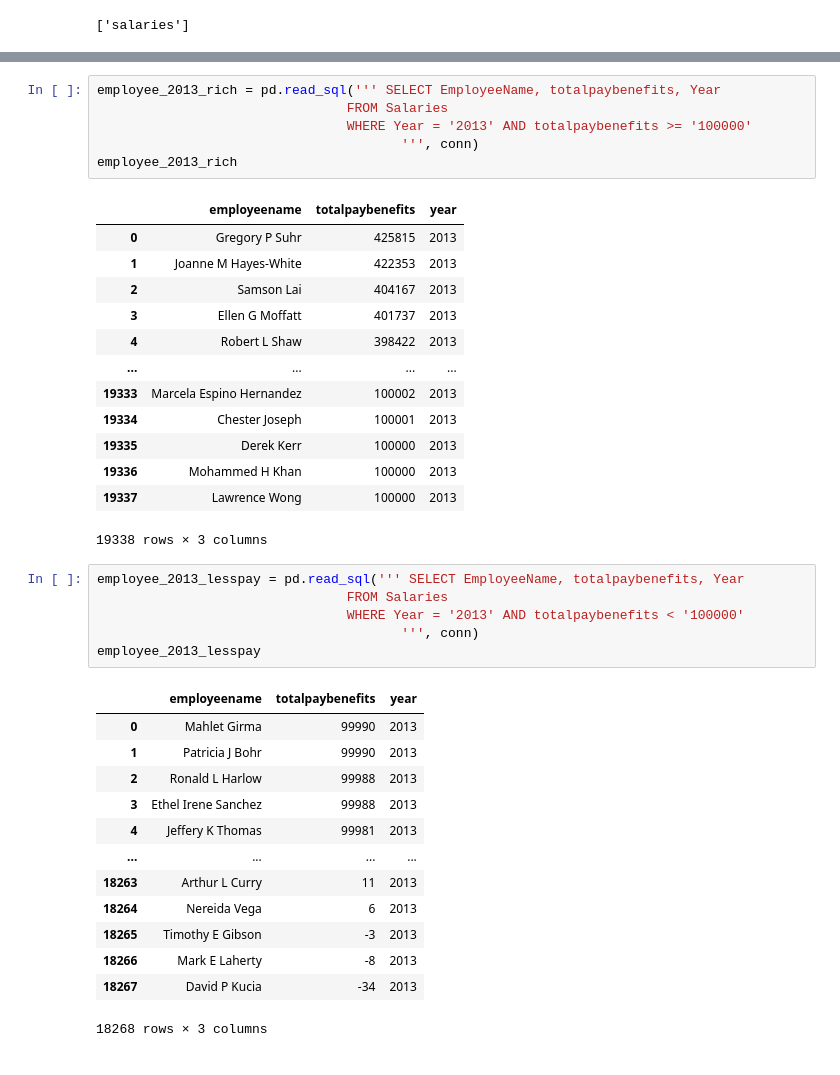
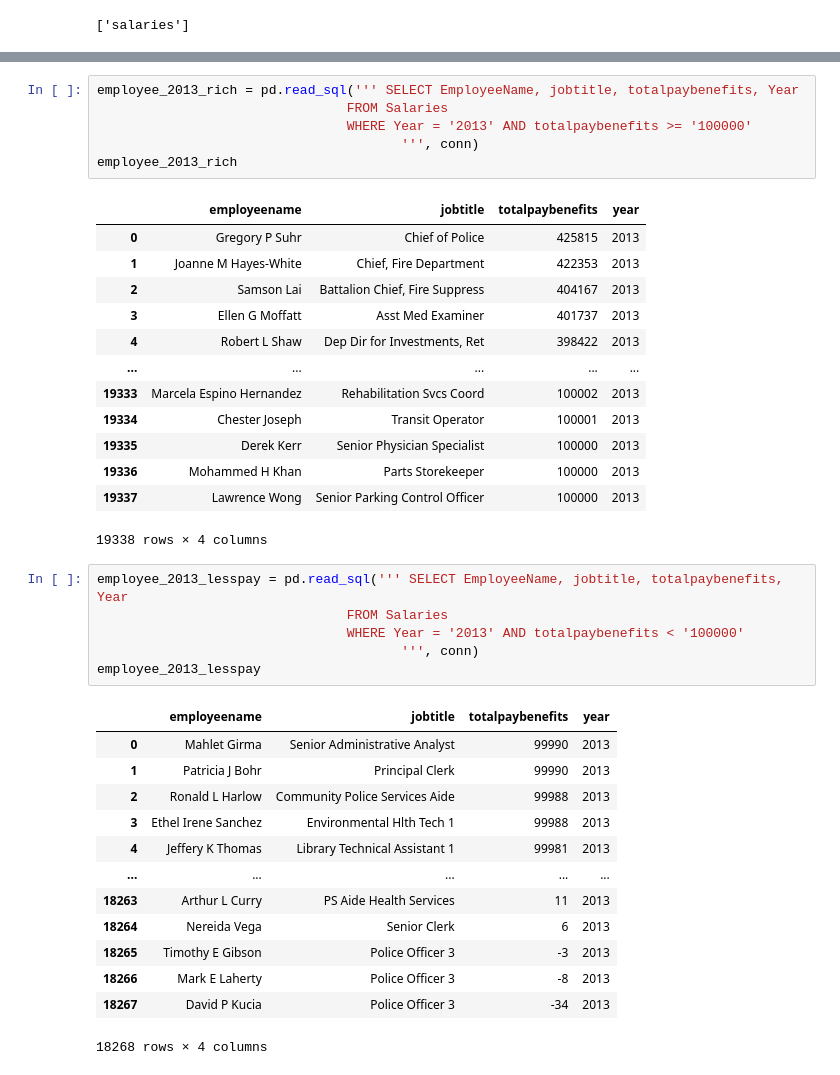
Before and after one commit to lina3362/ETL---Project, a Jupyter notebook: SF Salary 2011/Untitled.ipynb, the cells around one changed output, grey strips where cells are left out. Drawn from its saved outputs; the diff is of its cells as text.

```diff
--- a/SF Salary 2011/Untitled.ipynb
+++ b/SF Salary 2011/Untitled.ipynb
@@ -118,41 +111,41 @@ employee_2012_lesspay
 # %%
-employee_2013_rich = pd.read_sql(''' SELECT EmployeeName, totalpaybenefits, Year
+employee_2013_rich = pd.read_sql(''' SELECT EmployeeName, jobtitle, totalpaybenefits, Year
                                 FROM Salaries
                                 WHERE Year = '2013' AND totalpaybenefits >= '100000'
                                        ''', conn)
 employee_2013_rich
 # %% [output]
-|  | employeename | totalpaybenefits | year |
-| 0 | Gregory P Suhr | 425815 | 2013 |
-| 1 | Joanne M Hayes-White | 422353 | 2013 |
-| 2 | Samson Lai | 404167 | 2013 |
-| 3 | Ellen G Moffatt | 401737 | 2013 |
-| 4 | Robert L Shaw | 398422 | 2013 |
-| ... | ... | ... | ... |
-| 19333 | Marcela Espino Hernandez | 100002 | 2013 |
-| 19334 | Chester Joseph | 100001 | 2013 |
-| 19335 | Derek Kerr | 100000 | 2013 |
-| 19336 | Mohammed H Khan | 100000 | 2013 |
-| 19337 | Lawrence Wong | 100000 | 2013 |
+|  | employeename | jobtitle | totalpaybenefits | year |
+| 0 | Gregory P Suhr | Chief of Police | 425815 | 2013 |
+| 1 | Joanne M Hayes-White | Chief, Fire Department | 422353 | 2013 |
+| 2 | Samson Lai | Battalion Chief, Fire Suppress | 404167 | 2013 |
+| 3 | Ellen G Moffatt | Asst Med Examiner | 401737 | 2013 |
+| 4 | Robert L Shaw | Dep Dir for Investments, Ret | 398422 | 2013 |
+| ... | ... | ... | ... | ... |
+| 19333 | Marcela Espino Hernandez | Rehabilitation Svcs Coord | 100002 | 2013 |
+| 19334 | Chester Joseph | Transit Operator | 100001 | 2013 |
+| 19335 | Derek Kerr | Senior Physician Specialist | 100000 | 2013 |
+| 19336 | Mohammed H Khan | Parts Storekeeper | 100000 | 2013 |
+| 19337 | Lawrence Wong | Senior Parking Control Officer | 100000 | 2013 |
-19338 rows × 3 columns
+19338 rows × 4 columns
 # %%
-employee_2013_lesspay = pd.read_sql(''' SELECT EmployeeName, totalpaybenefits, Year
+employee_2013_lesspay = pd.read_sql(''' SELECT EmployeeName, jobtitle, totalpaybenefits, Year
                                 FROM Salaries
                                 WHERE Year = '2013' AND totalpaybenefits < '100000'
                                        ''', conn)
 employee_2013_lesspay
 # %% [output]
-|  | employeename | totalpaybenefits | year |
-| 0 | Mahlet Girma | 99990 | 2013 |
-| 1 | Patricia J Bohr | 99990 | 2013 |
-| 2 | Ronald L Harlow | 99988 | 2013 |
-| 3 | Ethel Irene Sanchez | 99988 | 2013 |
-| 4 | Jeffery K Thomas | 99981 | 2013 |
-| ... | ... | ... | ... |
-| 18263 | Arthur L Curry | 11 | 2013 |
-| 18264 | Nereida Vega | 6 | 2013 |
-| 18265 | Timothy E Gibson | -3 | 2013 |
-| 18266 | Mark E Laherty | -8 | 2013 |
-| 18267 | David P Kucia | -34 | 2013 |
+|  | employeename | jobtitle | totalpaybenefits | year |
+| 0 | Mahlet Girma | Senior Administrative Analyst | 99990 | 2013 |
+| 1 | Patricia J Bohr | Principal Clerk | 99990 | 2013 |
+| 2 | Ronald L Harlow | Community Police Services Aide | 99988 | 2013 |
+| 3 | Ethel Irene Sanchez | Environmental Hlth Tech 1 | 99988 | 2013 |
+| 4 | Jeffery K Thomas | Library Technical Assistant 1 | 99981 | 2013 |
+| ... | ... | ... | ... | ... |
+| 18263 | Arthur L Curry | PS Aide Health Services | 11 | 2013 |
+| 18264 | Nereida Vega | Senior Clerk | 6 | 2013 |
+| 18265 | Timothy E Gibson | Police Officer 3 | -3 | 2013 |
+| 18266 | Mark E Laherty | Police Officer 3 | -8 | 2013 |
+| 18267 | David P Kucia | Police Officer 3 | -34 | 2013 |
-18268 rows × 3 columns
+18268 rows × 4 columns
 # %%
```
Also changed, not shown: parts of 8 cells of this notebook.
